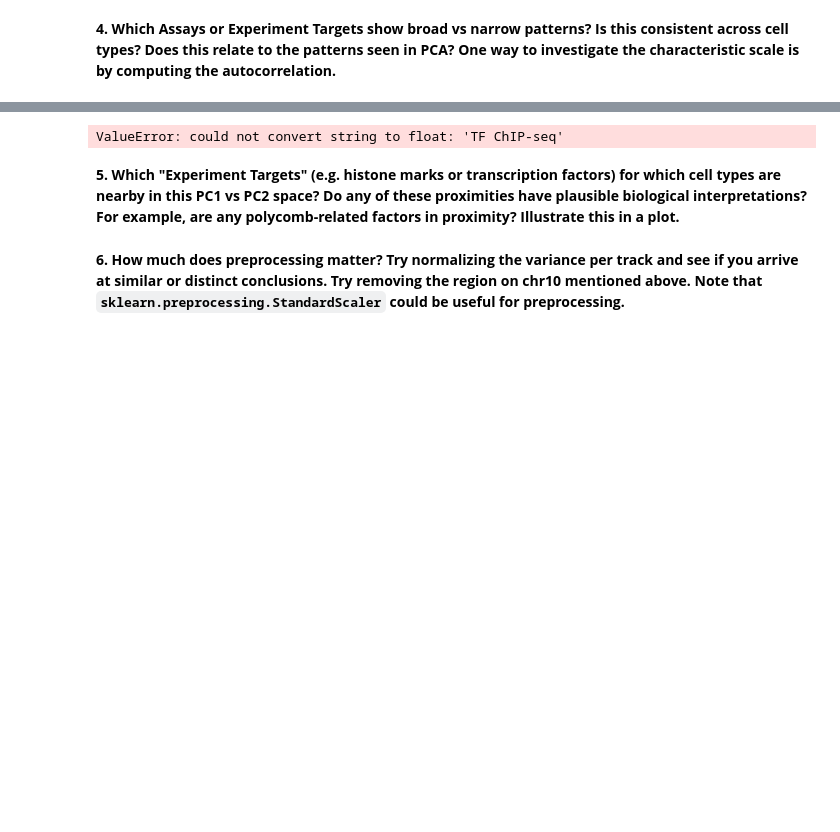
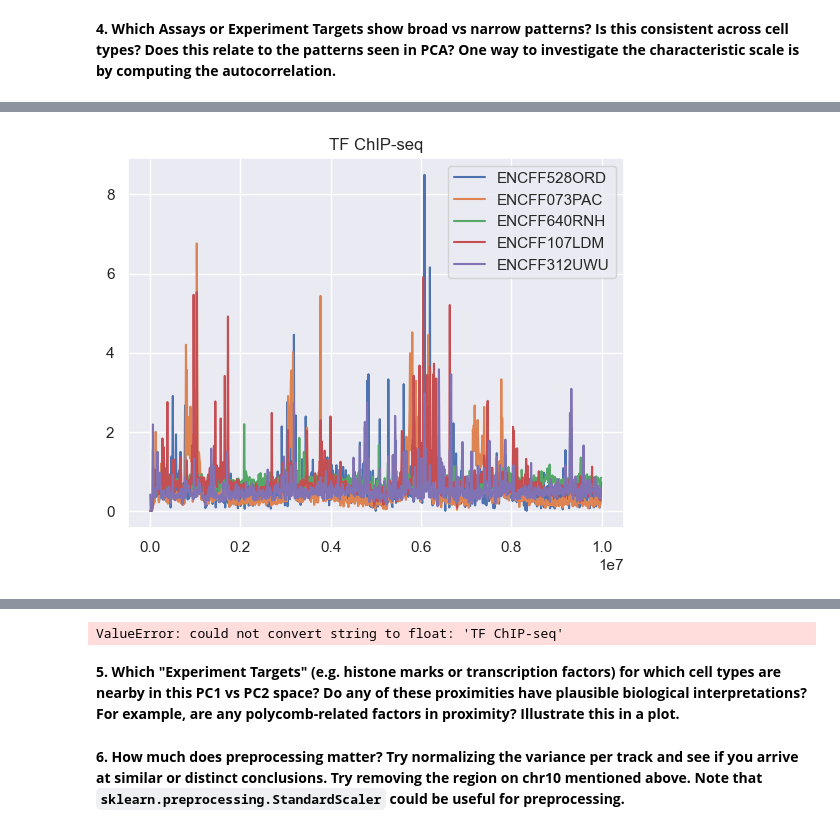
Before and after one commit to Fudenberg-Research-Group/qbio577_fall2022, a Jupyter notebook: encode-bigwig-eda.ipynb, the cells around one changed output, grey strips where cells are left out. Saved outputs shown, nothing was run; the diff lists cells and outputs as text; code cells hidden in the pictures; blank space fills up the shorter version.

Commit message:
Q4 start

```diff
--- a/encode-bigwig-eda.ipynb
+++ b/encode-bigwig-eda.ipynb
@@ -263,0 +225,11 @@ bigwig_metadata["Assay"].nunique()
+# %%
+plt.plot(df[1:1000].start, df[1:1000].ENCFF528ORD,label = "ENCFF528ORD")
+plt.plot(df[1:1000].start, df[1:1000].ENCFF073PAC,label = "ENCFF073PAC")
+plt.plot(df[1:1000].start, df[1:1000].ENCFF640RNH,label = "ENCFF640RNH")
+plt.plot(df[1:1000].start, df[1:1000].ENCFF107LDM,label = "ENCFF107LDM")
+plt.plot(df[1:1000].start, df[1:1000].ENCFF312UWU,label = "ENCFF312UWU")
+plt.legend()
+plt.title("TF ChIP-seq")
+plt.show()
+# %% [output]
+[figure, added]
```
Also changed, not shown: parts of 32 cells of this notebook.
